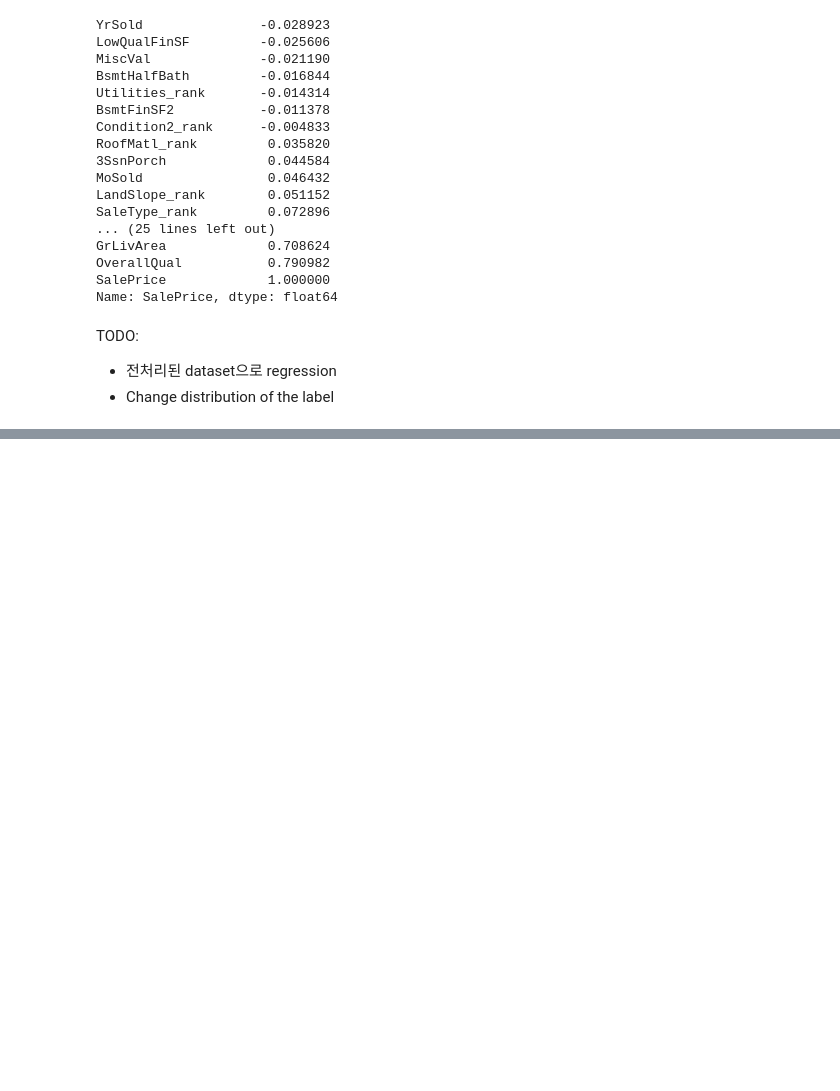
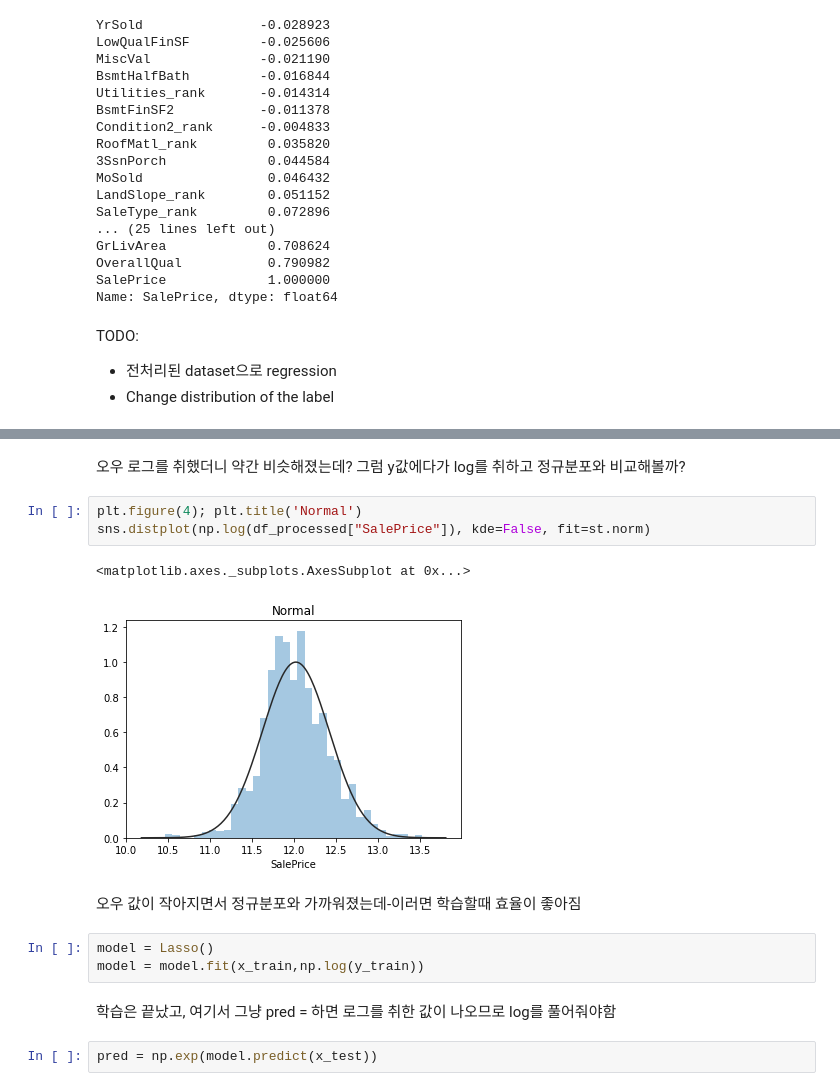
Before and after one commit to parksj0923/KORartilleryman, a Jupyter notebook: osam_machine_learning/house_price_predict/House_Price_Predict_데이터_전처리.ipynb, the cells around one changed output, grey strips where cells are left out. Saved outputs shown, nothing was run; the diff lists cells and outputs as text; blank space fills up the shorter version.

```diff
--- a/osam_machine_learning/house_price_predict/House_Price_Predict_데이터_전처리.ipynb
+++ b/osam_machine_learning/house_price_predict/House_Price_Predict_데이터_전처리.ipynb
@@ -414,0 +570,17 @@ TODO:
+# %% [markdown]
+오우 로그를 취했더니 약간 비슷해졌는데? 그럼 y값에다가 log를 취하고 정규분포와 비교해볼까?
+# %%
+plt.figure(4); plt.title('Normal')
+sns.distplot(np.log(df_processed["SalePrice"]), kde=False, fit=st.norm)
+# %% [output]
+<matplotlib.axes._subplots.AxesSubplot at 0x...>
+[figure, added]
+# %% [markdown]
+오우 값이 작아지면서 정규분포와 가까워졌는데-이러면 학습할때 효율이 좋아짐
+# %%
+model = Lasso()
+model = model.fit(x_train,np.log(y_train))
+# %% [markdown]
+학습은 끝났고, 여기서 그냥 pred = 하면 로그를 취한 값이 나오므로 log를 풀어줘야함
+# %%
+pred = np.exp(model.predict(x_test))
```
Also changed, not shown: parts of 35 cells of this notebook.
